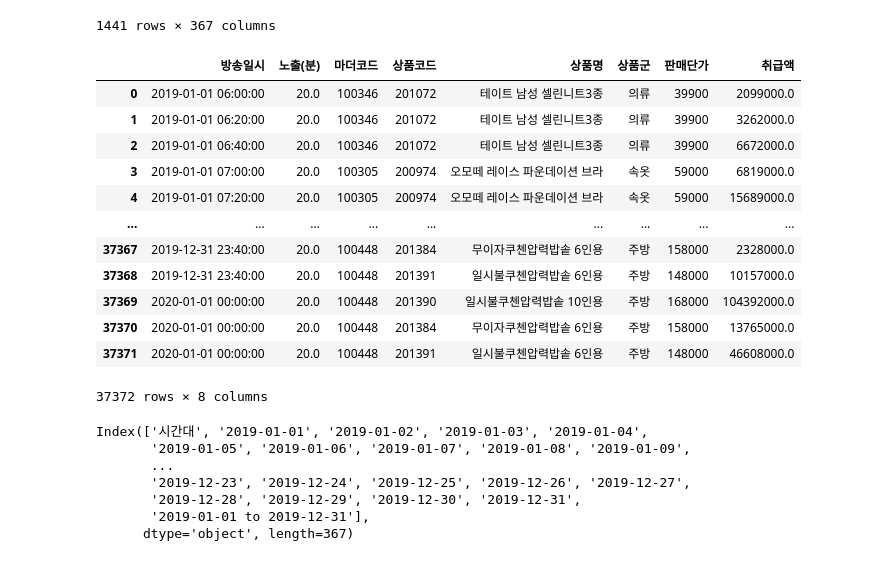
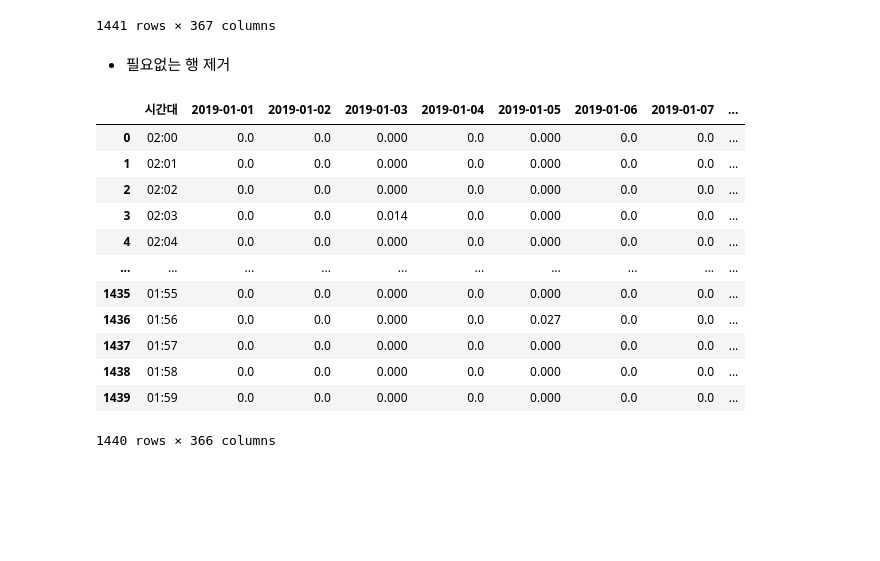
Before and after one commit to dlwlgus53/Tcommerce, a Jupyter notebook: 2.2 watching.ipynb, the cells around one changed output. Cells and saved outputs as stored; diff of their text form; code cells hidden in the pictures; blank space fills up the shorter version.

```diff
--- a/2.2 watching.ipynb
+++ b/2.2 watching.ipynb
@@ -18,31 +22,22 @@ watching
 | 1439 | 01:59 | 0.000 | 0.000 | 0.000 | 0.000 | 0.000 | 0.000 | 0.000 | ... |
 | 1440 | 월화수목금토일02:00-01:59 | 0.004 | 0.006 | 0.002 | 0.003 | 0.002 | 0.003 | 0.003 | ... |
 1441 rows × 367 columns
-# %%
-import pandas as pd
-data = pd.read_csv('data/train_set/data_remove_nan.csv', header = 0)
-data
-# %% [output]
-|  | 방송일시 | 노출(분) | 마더코드 | 상품코드 | 상품명 | 상품군 | 판매단가 | 취급액 |
-| 0 | 2019-01-01 06:00:00 | 20.0 | 100346 | 201072 | 테이트 남성 셀린니트3종 | 의류 | 39900 | 2099000.0 |
-| 1 | 2019-01-01 06:20:00 | 20.0 | 100346 | 201072 | 테이트 남성 셀린니트3종 | 의류 | 39900 | 3262000.0 |
-| 2 | 2019-01-01 06:40:00 | 20.0 | 100346 | 201072 | 테이트 남성 셀린니트3종 | 의류 | 39900 | 6672000.0 |
-| 3 | 2019-01-01 07:00:00 | 20.0 | 100305 | 200974 | 오모떼 레이스 파운데이션 브라 | 속옷 | 59000 | 6819000.0 |
-| 4 | 2019-01-01 07:20:00 | 20.0 | 100305 | 200974 | 오모떼 레이스 파운데이션 브라 | 속옷 | 59000 | 15689000.0 |
-| ... | ... | ... | ... | ... | ... | ... | ... | ... |
-| 37367 | 2019-12-31 23:40:00 | 20.0 | 100448 | 201384 | 무이자쿠첸압력밥솥 6인용 | 주방 | 158000 | 2328000.0 |
-| 37368 | 2019-12-31 23:40:00 | 20.0 | 100448 | 201391 | 일시불쿠첸압력밥솥 6인용 | 주방 | 148000 | 10157000.0 |
-| 37369 | 2020-01-01 00:00:00 | 20.0 | 100448 | 201390 | 일시불쿠첸압력밥솥 10인용 | 주방 | 168000 | 104392000.0 |
-| 37370 | 2020-01-01 00:00:00 | 20.0 | 100448 | 201384 | 무이자쿠첸압력밥솥 6인용 | 주방 | 158000 | 13765000.0 |
-| 37371 | 2020-01-01 00:00:00 | 20.0 | 100448 | 201391 | 일시불쿠첸압력밥솥 6인용 | 주방 | 148000 | 46608000.0 |
-37372 rows × 8 columns
-# %%
-watching.columns
-# %% [output]
-Index(['시간대', '2019-01-01', '2019-01-02', '2019-01-03', '2019-01-04',
-       '2019-01-05', '2019-01-06', '2019-01-07', '2019-01-08', '2019-01-09',
-       ...
-       '2019-12-23', '2019-12-24', '2019-12-25', '2019-12-26', '2019-12-27',
-       '2019-12-28', '2019-12-29', '2019-12-30', '2019-12-31',
-       '2019-01-01 to 2019-12-31'],
-      dtype='object', length=367)
+# %% [markdown]
+- 필요없는 행 제거
+# %%
+watching= watching.drop(columns = '2019-01-01 to 2019-12-31')[:-1]
+watching
+# %% [output]
+|  | 시간대 | 2019-01-01 | 2019-01-02 | 2019-01-03 | 2019-01-04 | 2019-01-05 | 2019-01-06 | 2019-01-07 | ... |
+| 0 | 02:00 | 0.0 | 0.0 | 0.000 | 0.0 | 0.000 | 0.0 | 0.0 | ... |
+| 1 | 02:01 | 0.0 | 0.0 | 0.000 | 0.0 | 0.000 | 0.0 | 0.0 | ... |
+| 2 | 02:02 | 0.0 | 0.0 | 0.000 | 0.0 | 0.000 | 0.0 | 0.0 | ... |
+| 3 | 02:03 | 0.0 | 0.0 | 0.014 | 0.0 | 0.000 | 0.0 | 0.0 | ... |
+| 4 | 02:04 | 0.0 | 0.0 | 0.000 | 0.0 | 0.000 | 0.0 | 0.0 | ... |
+| ... | ... | ... | ... | ... | ... | ... | ... | ... | ... |
+| 1435 | 01:55 | 0.0 | 0.0 | 0.000 | 0.0 | 0.000 | 0.0 | 0.0 | ... |
+| 1436 | 01:56 | 0.0 | 0.0 | 0.000 | 0.0 | 0.027 | 0.0 | 0.0 | ... |
+| 1437 | 01:57 | 0.0 | 0.0 | 0.000 | 0.0 | 0.000 | 0.0 | 0.0 | ... |
+| 1438 | 01:58 | 0.0 | 0.0 | 0.000 | 0.0 | 0.000 | 0.0 | 0.0 | ... |
+| 1439 | 01:59 | 0.0 | 0.0 | 0.000 | 0.0 | 0.000 | 0.0 | 0.0 | ... |
+1440 rows × 366 columns
```
Also changed, not shown: parts of 17 cells of this notebook, 1 other file.
